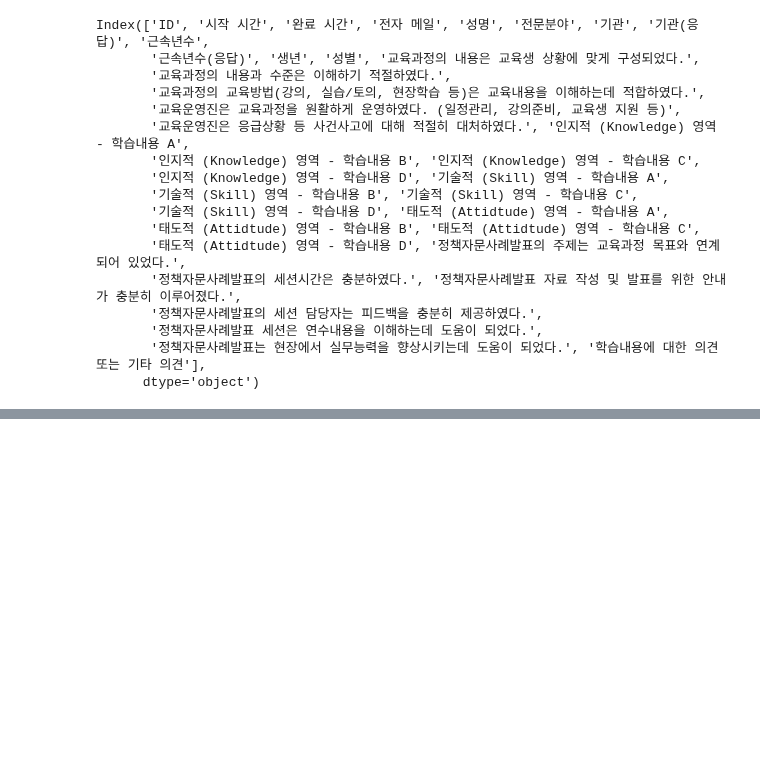
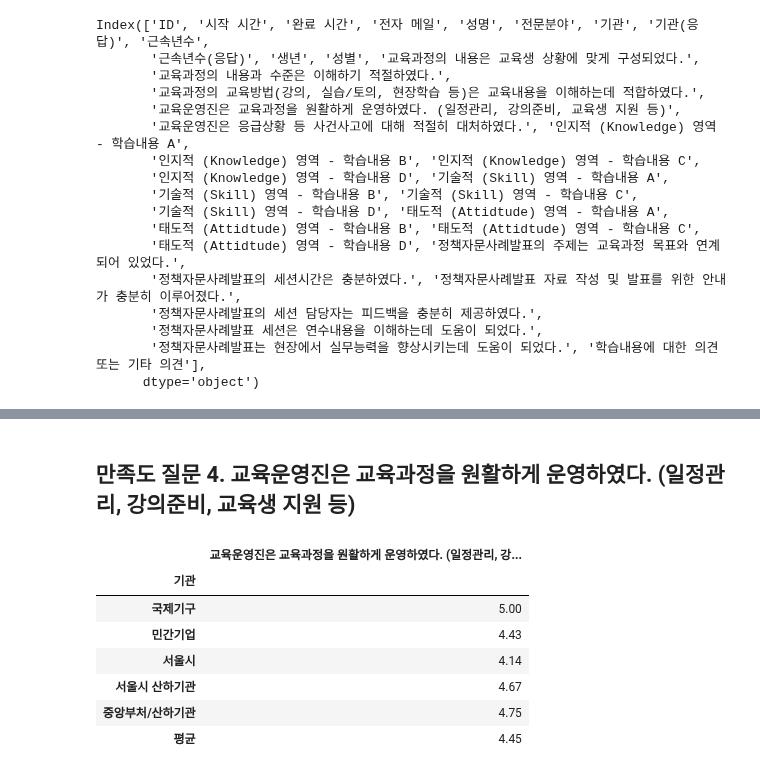
Before and after one commit to jgumin/jupyter-notebook, a Jupyter notebook: isus/scp교육생분석.ipynb, the cells around one changed output, grey strips where cells are left out. Cells and saved outputs as stored; diff of their text form; code cells hidden in the pictures; blank space fills up the shorter version.

```diff
--- a/isus/scp교육생분석.ipynb
+++ b/isus/scp교육생분석.ipynb
@@ -584,0 +685,14 @@ post_group[['교육과정의 내용은 교육생 상황에 맞게 구성되었
+# %% [markdown]
+## 만족도 질문 4. 교육운영진은 교육과정을 원활하게 운영하였다. (일정관리, 강의준비, 교육생 지원 등)
+# %%
+post.pivot_table(values='교육운영진은 교육과정을 원활하게 운영하였다. (일정관리, 강의준비, 교육생 지원 등)',index=['기관'],
+                 aggfunc='mean',margins=True, margins_name="평균").round(2)
+# %% [output]
+|  | 교육운영진은 교육과정을 원활하게 운영하였다. (일정관리, 강... |
+| 기관 |  |
+| 국제기구 | 5.00 |
+| 민간기업 | 4.43 |
+| 서울시 | 4.14 |
+| 서울시 산하기관 | 4.67 |
+| 중앙부처/산하기관 | 4.75 |
+| 평균 | 4.45 |
```
Also changed, not shown: parts of 15 cells of this notebook.
